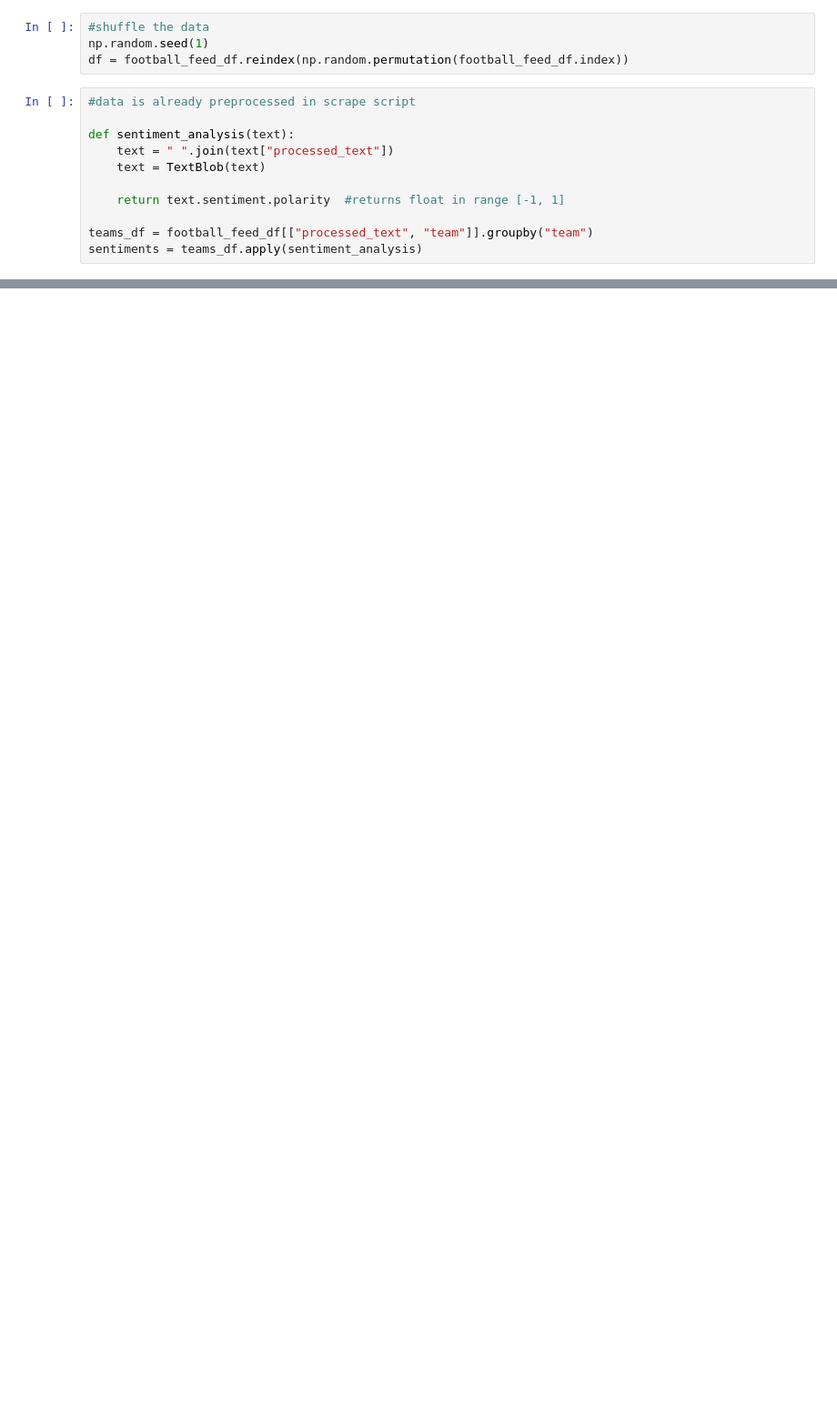
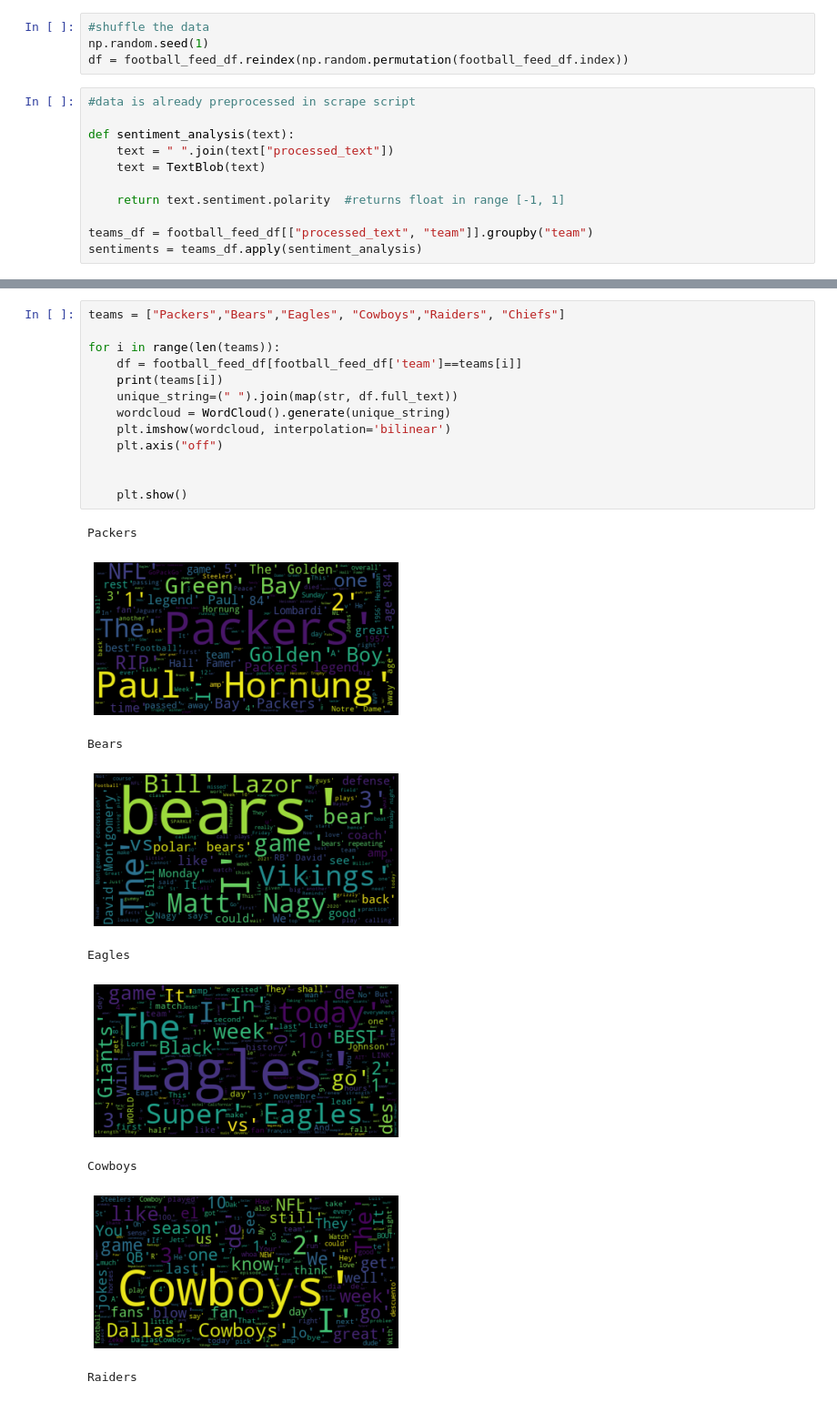
Before and after one commit to belosgood/NFL-popularity-contest, a Jupyter notebook: football-analysis.ipynb, the cells around one changed output, grey strips where cells are left out. Shown at 91% size. Drawn from its saved outputs; the diff is of its cells as text; blank space fills up the shorter version.

```diff
--- a/football-analysis.ipynb
+++ b/football-analysis.ipynb
@@ -68,0 +143,23 @@ dtype: float64
+# %%
+teams = ["Packers","Bears","Eagles", "Cowboys","Raiders", "Chiefs"]
+
+for i in range(len(teams)):
+    df = football_feed_df[football_feed_df['team']==teams[i]]
+    print(teams[i])
+    unique_string=(" ").join(map(str, df.full_text))
+    wordcloud = WordCloud().generate(unique_string)
+    plt.imshow(wordcloud, interpolation='bilinear')
+    plt.axis("off")
+
+
+    plt.show()
+# %% [output]
+Packers
+[figure, added]
+Bears
+[figure, added]
+Eagles
+[figure, added]
+Cowboys
+[figure, added]
+Raiders
```
Also changed, not shown: parts of 11 cells of this notebook.
